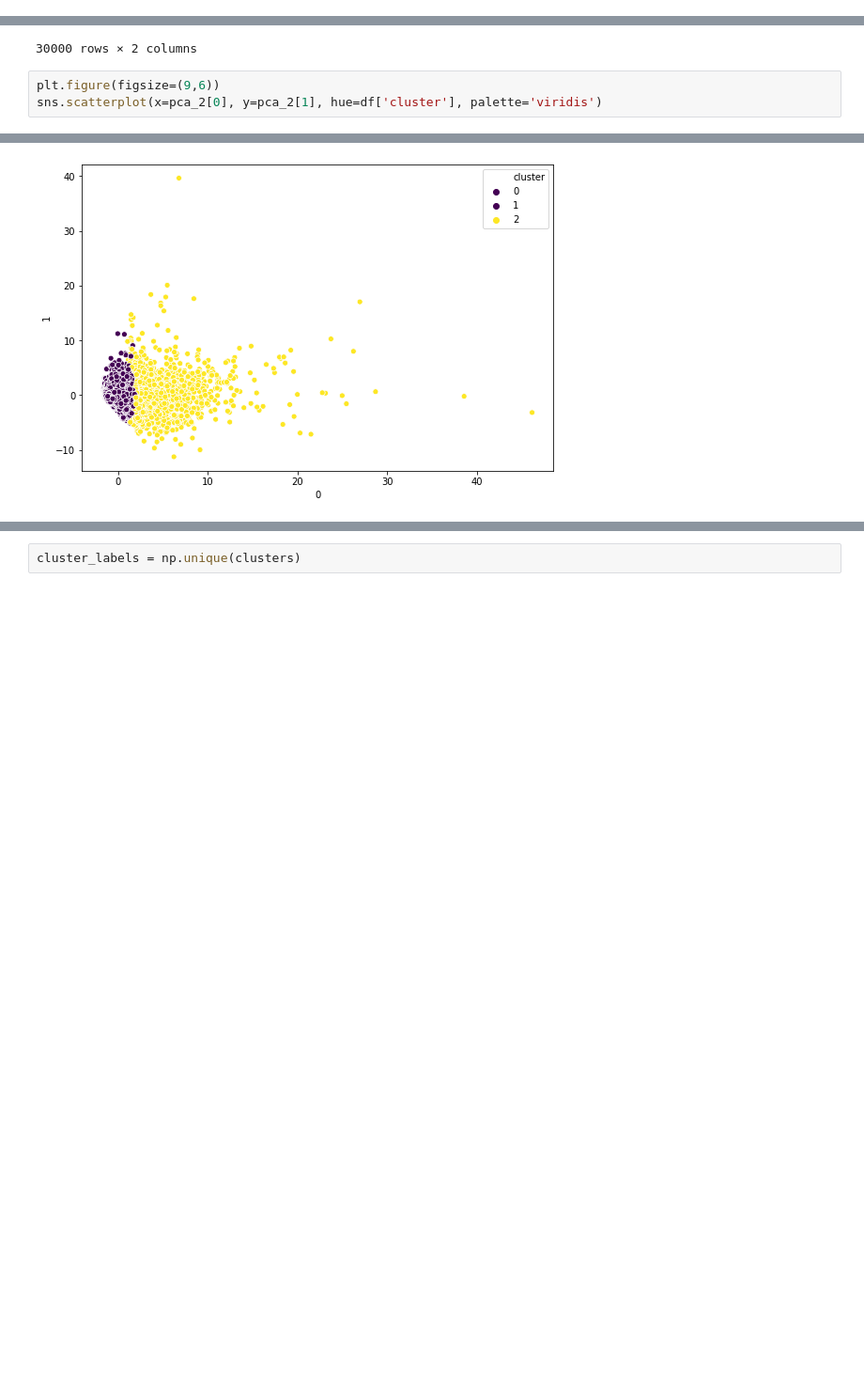
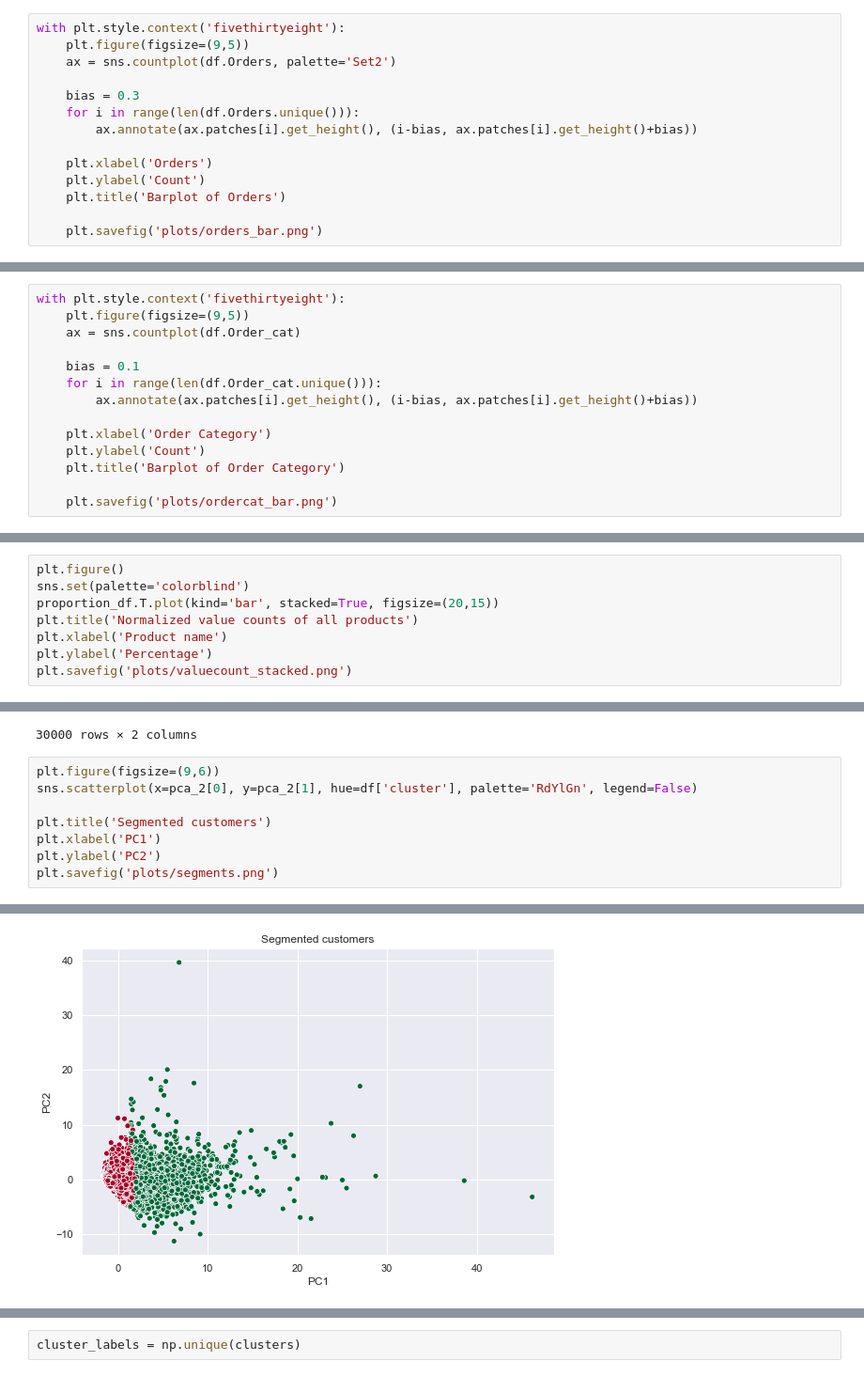
Before and after one commit to darshan-ds/E_commerce_Customer_Segmentation, a Jupyter notebook: customer_segmentation_k_means.ipynb, the cells around one changed output, grey strips where cells are left out. Shown at 94% size. Saved outputs shown, nothing was run; the diff lists cells and outputs as text; blank space fills up the shorter version.

Commit message:
update code and add plots

```diff
--- a/customer_segmentation_k_means.ipynb
+++ b/customer_segmentation_k_means.ipynb
@@ -182,0 +232,14 @@ sns.boxplot(df.Gender, df.Orders)
+# %%
+with plt.style.context('fivethirtyeight'):
+    plt.figure(figsize=(9,5))
+    ax = sns.countplot(df.Orders, palette='Set2')
+
+    bias = 0.3
+    for i in range(len(df.Orders.unique())):
+        ax.annotate(ax.patches[i].get_height(), (i-bias, ax.patches[i].get_height()+bias))
+
+    plt.xlabel('Orders')
+    plt.ylabel('Count')
+    plt.title('Barplot of Orders')
+
+    plt.savefig('plots/orders_bar.png')
@@ -335,0 +347,14 @@ plt.xticks(rotation=30)
+# %%
+with plt.style.context('fivethirtyeight'):
+    plt.figure(figsize=(9,5))
+    ax = sns.countplot(df.Order_cat)
+
+    bias = 0.1
+    for i in range(len(df.Order_cat.unique())):
+        ax.annotate(ax.patches[i].get_height(), (i-bias, ax.patches[i].get_height()+bias))
+
+    plt.xlabel('Order Category')
+    plt.ylabel('Count')
+    plt.title('Barplot of Order Category')
+
+    plt.savefig('plots/ordercat_bar.png')
@@ -2471,0 +2583,8 @@ Name: IBM, dtype: float64
+# %%
+plt.figure()
+sns.set(palette='colorblind')
+proportion_df.T.plot(kind='bar', stacked=True, figsize=(20,15))
+plt.title('Normalized value counts of all products')
+plt.xlabel('Product name')
+plt.ylabel('Percentage')
+plt.savefig('plots/valuecount_stacked.png')
@@ -2681,5 +2812,10 @@ pca_2
 30000 rows × 2 columns
 # %%
 plt.figure(figsize=(9,6))
-sns.scatterplot(x=pca_2[0], y=pca_2[1], hue=df['cluster'], palette='viridis')
+sns.scatterplot(x=pca_2[0], y=pca_2[1], hue=df['cluster'], palette='RdYlGn', legend=False)
+
+plt.title('Segmented customers')
+plt.xlabel('PC1')
+plt.ylabel('PC2')
+plt.savefig('plots/segments.png')
 # %% [output]
@@ -2687,3 +2822,3 @@ sns.scatterplot(x=pca_2[0], y=pca_2[1], hue=df['cluster'], palette='viridis')
-[figure, old version]
+[figure, new version]
 # %%
 # Silgouette Score
```
Also changed, not shown: parts of 64 cells of this notebook, 10 other files.
